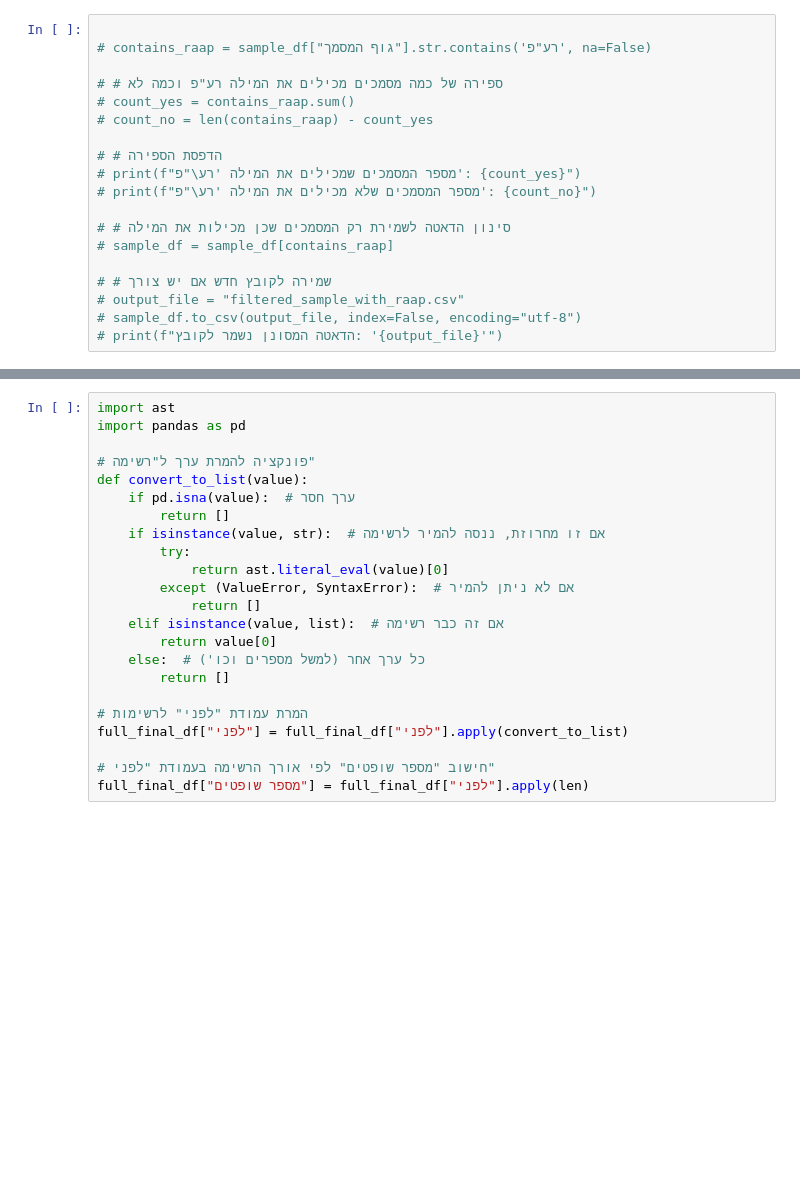
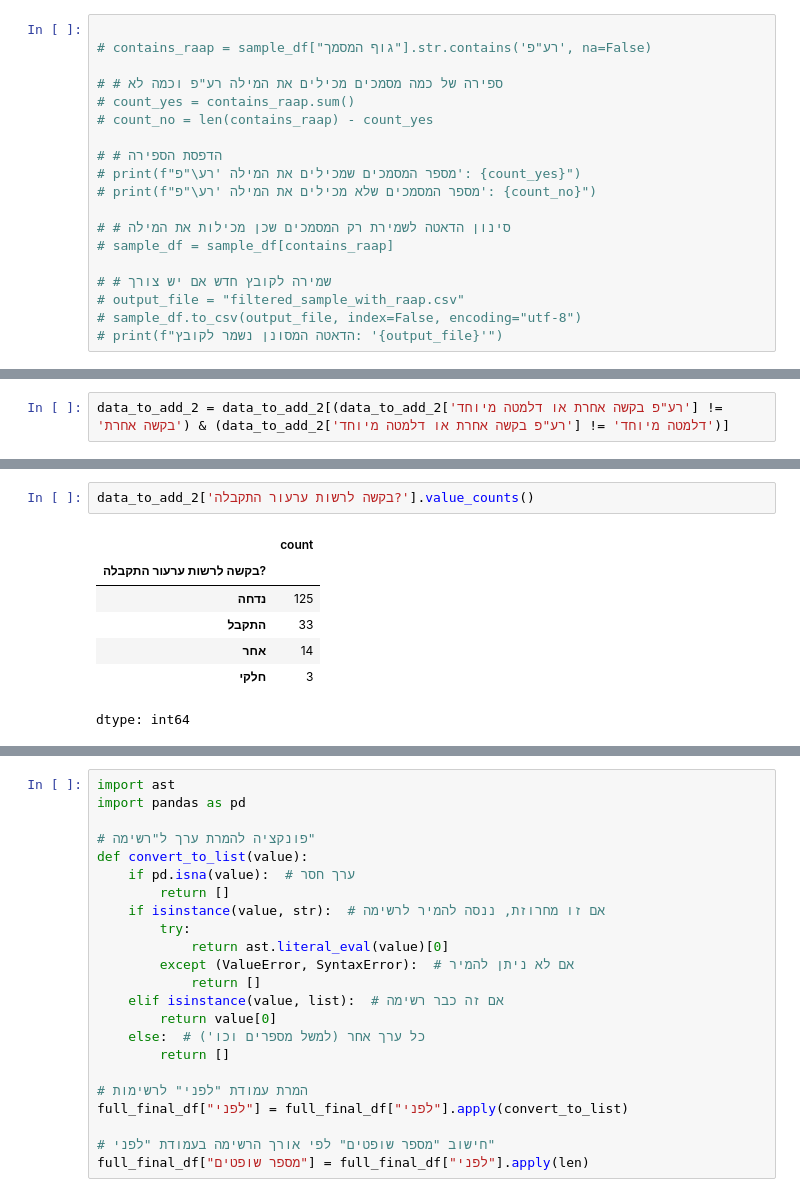
Before and after one commit to noambassat/SupremeCourtClassifier, a Jupyter notebook: 4_explore_and_merge_RAP_AP.ipynb, the cells around one changed output, grey strips where cells are left out. Drawn from its saved outputs; the diff is of its cells as text; blank space fills up the shorter version.

```diff
--- a/4_explore_and_merge_RAP_AP.ipynb
+++ b/4_explore_and_merge_RAP_AP.ipynb
@@ -29,0 +49,2 @@ full_final_df = pd.read_csv('full_final_df_cleaned.csv' )
+# %%
+data_to_add_2 = data_to_add_2[(data_to_add_2['רע"פ בקשה אחרת או דלמטה מיוחד'] != 'בקשה אחרת') & (data_to_add_2['רע"פ בקשה אחרת או דלמטה מיוחד'] != 'דלמטה מיוחד')]
@@ -29,0 +81,10 @@ full_final_df = pd.read_csv('full_final_df_cleaned.csv' )
+# %%
+data_to_add_2['בקשה לרשות ערעור התקבלה?'].value_counts()
+# %% [output]
+|  | count |
+| בקשה לרשות ערעור התקבלה? |  |
+| נדחה | 125 |
+| התקבל | 33 |
+| אחר | 14 |
+| חלקי | 3 |
+dtype: int64
```
Also changed, not shown: parts of 13 cells of this notebook.
